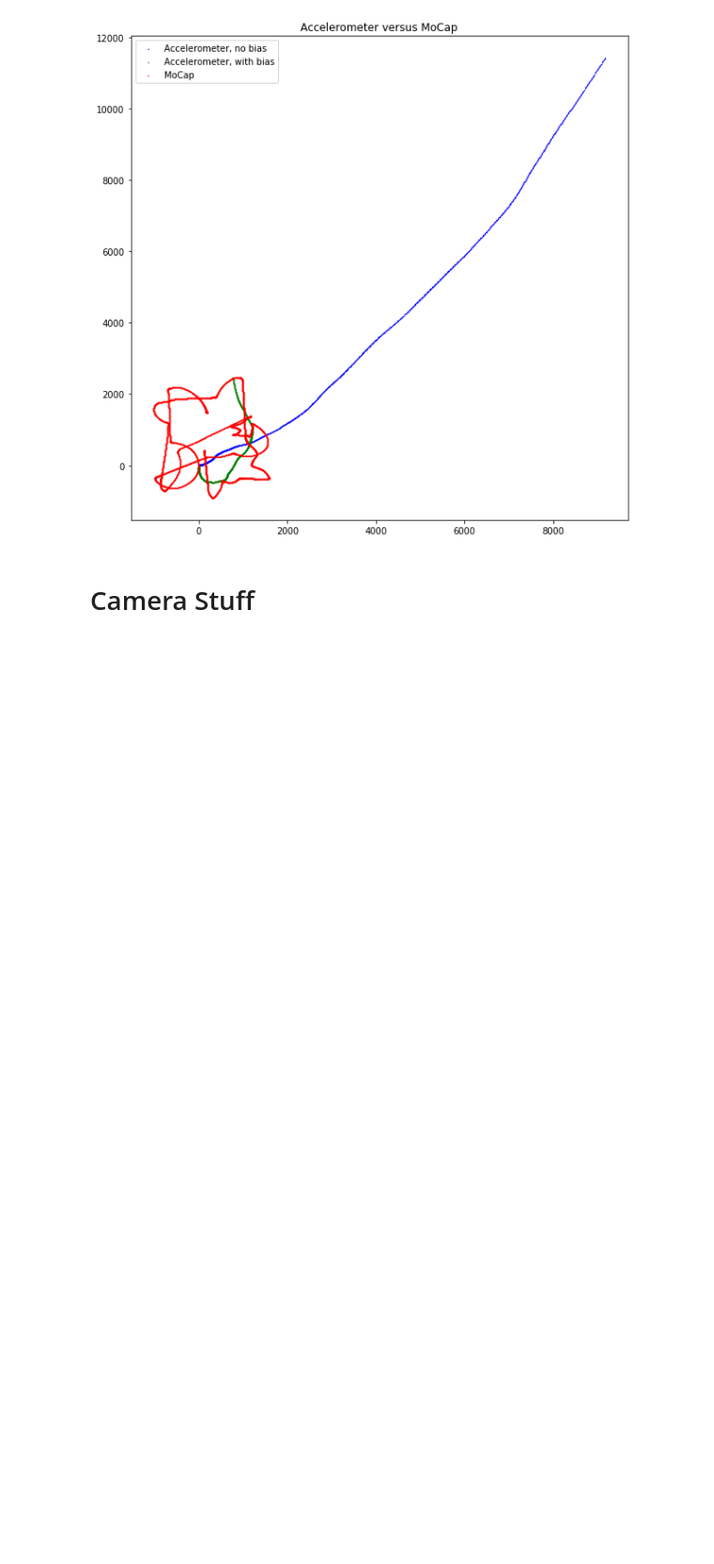
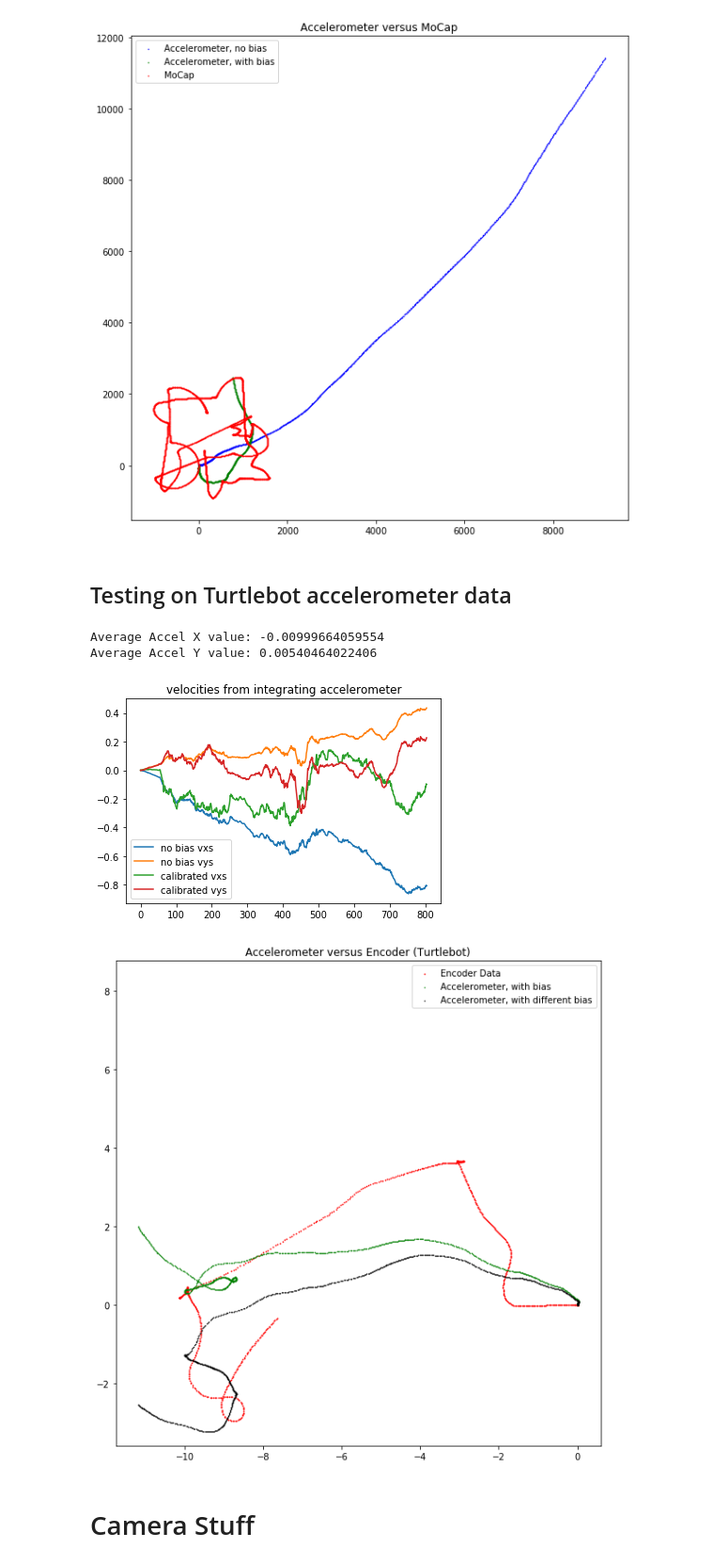
Before and after one commit to PHIL-MQP/phil, a Jupyter notebook: python/notebooks/MoCap Data Viz.ipynb, the cells around one changed output. Shown at 94% size. Drawn from its saved outputs; the diff is of its cells as text; code cells hidden in the pictures; blank space fills up the shorter version.

Commit message:
visualized accelerometer data on turtlebot data

```diff
--- a/python/notebooks/MoCap Data Viz.ipynb
+++ b/python/notebooks/MoCap Data Viz.ipynb
@@ -136,15 +138,15 @@ plt.show()
 # %%
-def DoubleIntegrateIMU(x_bias, y_bias, x_scale, y_scale):
+def DoubleIntegrateAccelerometer(accelerometer_data, x_bias, y_bias, x_scale, y_scale):
     x = 0
     y = 0
     vx = 0
     vy = 0
-    last_t = imu_data[0][-1]
+    last_t = accelerometer_data[0][-1]
     xs = []
     ys = []
     vxs = []
     vys = []
-    for data in imu_data:
+    for data in accelerometer_data:
         ax = (data[0] - x_bias) * x_scale
         ay = (data[1] - y_bias) * y_scale
         dt_s = data[-1] - last_t
@@ -181,6 +183,73 @@ plt.legend()
 plt.show()
 # %% [output]
 [figure]
+# %% [markdown]
+## Testing on Turtlebot accelerometer data
+# %%
+turtlebot_dir = "../../recorded_sensor_data/data_capture_11_02_01-09-00/"
+data_file = turtlebot_dir + "interpolated_data.csv"
+reader = csv.reader(open(data_file, 'r'))
+
+accelerometer_data = []
+encoder_x = 0
+encoder_y = 0
+encoder_theta = 0
+encoder_xs = []
+encoder_ys = []
+alpha = 1.0
+wheel_radius_m = 0.038
+track_width_m = 0.23
+dt_s = 0.1
+
+next(reader)
+for data in reader:
+    wl = float(data[0])
+    wr = float(data[1])
+    ax = float(data[2])
+    ay = float(data[3])
+    t = float(data[-1])
+
+    accelerometer_data.append([ax, ay, t])
+    B = alpha * track_width_m
+    T = wheel_radius_m / B * np.array([[B / 2.0, B / 2.0], [-1, 1]])
+    dydt, dpdt = T @ np.array([wl, wr])
+    encoder_x = encoder_x + np.cos(encoder_theta) * dydt * dt_s
+    encoder_y = encoder_y + np.sin(encoder_theta) * dydt * dt_s
+    encoder_theta += dpdt * dt_s
+
+    encoder_xs.append(encoder_x)
+    encoder_ys.append(encoder_y)
+
+means = np.mean(accelerometer_data,axis=0)
+print("Average Accel X value:", means[0])
+print("Average Accel Y value:", means[1])
+
+no_bias = DoubleIntegrateAccelerometer(accelerometer_data, x_bias=0, y_bias=0, x_scale=1, y_scale=1)
+calib = DoubleIntegrateAccelerometer(accelerometer_data, x_bias=-0.0094, y_bias=0.004, x_scale=2, y_scale=2)
+calib2 = DoubleIntegrateAccelerometer(accelerometer_data, x_bias=-0.0094, y_bias=0.0047, x_scale=2, y_scale=2)
+
+plt.plot(no_bias[2], label="no bias vxs")
+plt.plot(no_bias[3], label="no bias vys")
+plt.plot(calib[2], label="calibrated vxs")
+plt.plot(calib[3], label="calibrated vys")
+plt.title("velocities from integrating accelerometer")
+plt.legend()
+plt.show()
+
+plt.figure(figsize=(10,10))
+plt.scatter(encoder_xs, encoder_ys, marker='.', s=2, color='r', label='Encoder Data')
+# plt.scatter(no_bias[0], no_bias[1], marker='.', s=1, color='b', label='Accelerometer, no bias')
+plt.scatter(calib[0], calib[1], marker='.', s=1, color='g', label='Accelerometer, with bias')
+plt.scatter(calib2[0], calib2[1], marker='.', s=1, color='k', label='Accelerometer, with different bias')
+plt.title("Accelerometer versus Encoder (Turtlebot)")
+plt.axis("square")
+plt.legend()
+plt.show()
+# %% [output]
+Average Accel X value: -0.00999664059554
+Average Accel Y value: 0.00540464022406
+[figure, added]
+[figure, added]
 # %% [markdown]
 # Camera Stuff
 # %%
```
Also changed, not shown: parts of 3 cells of this notebook, 3 other files.
